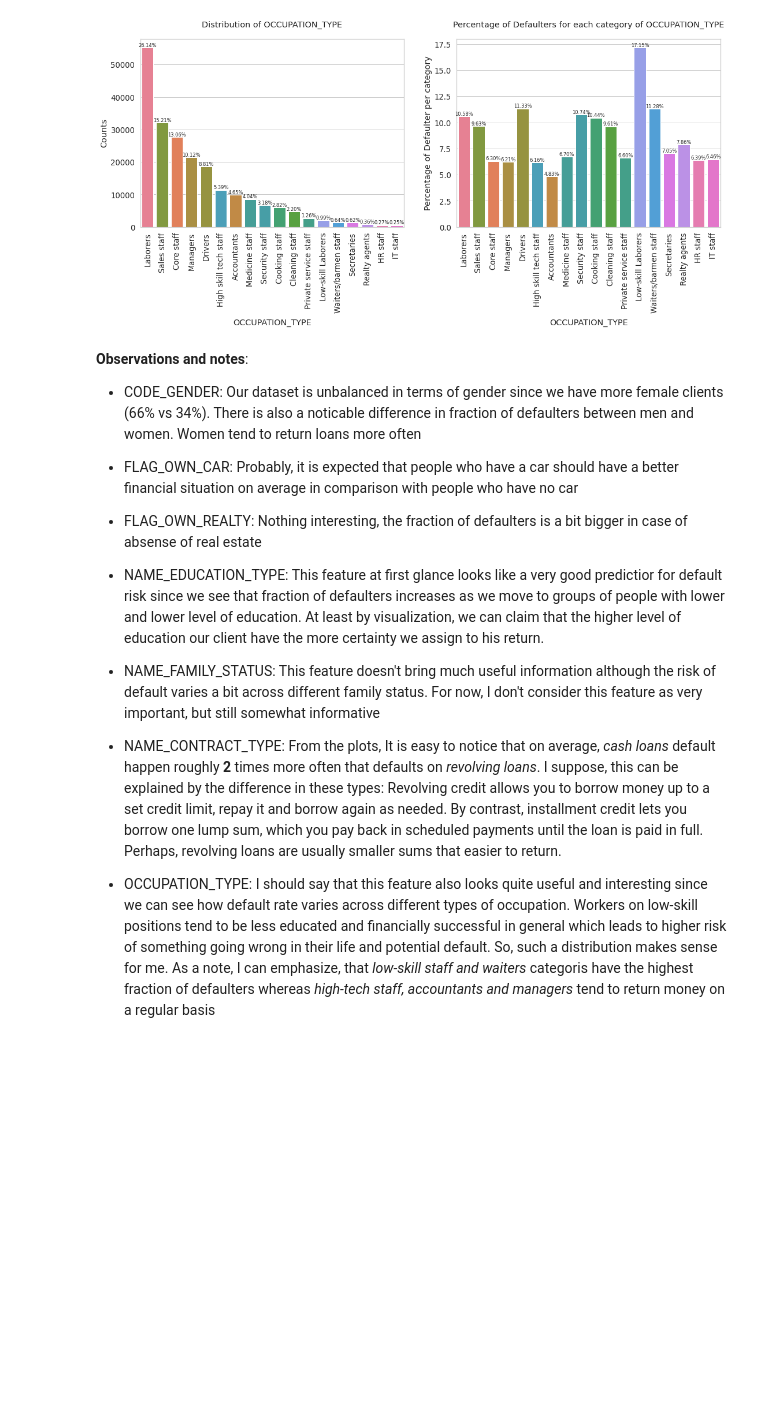
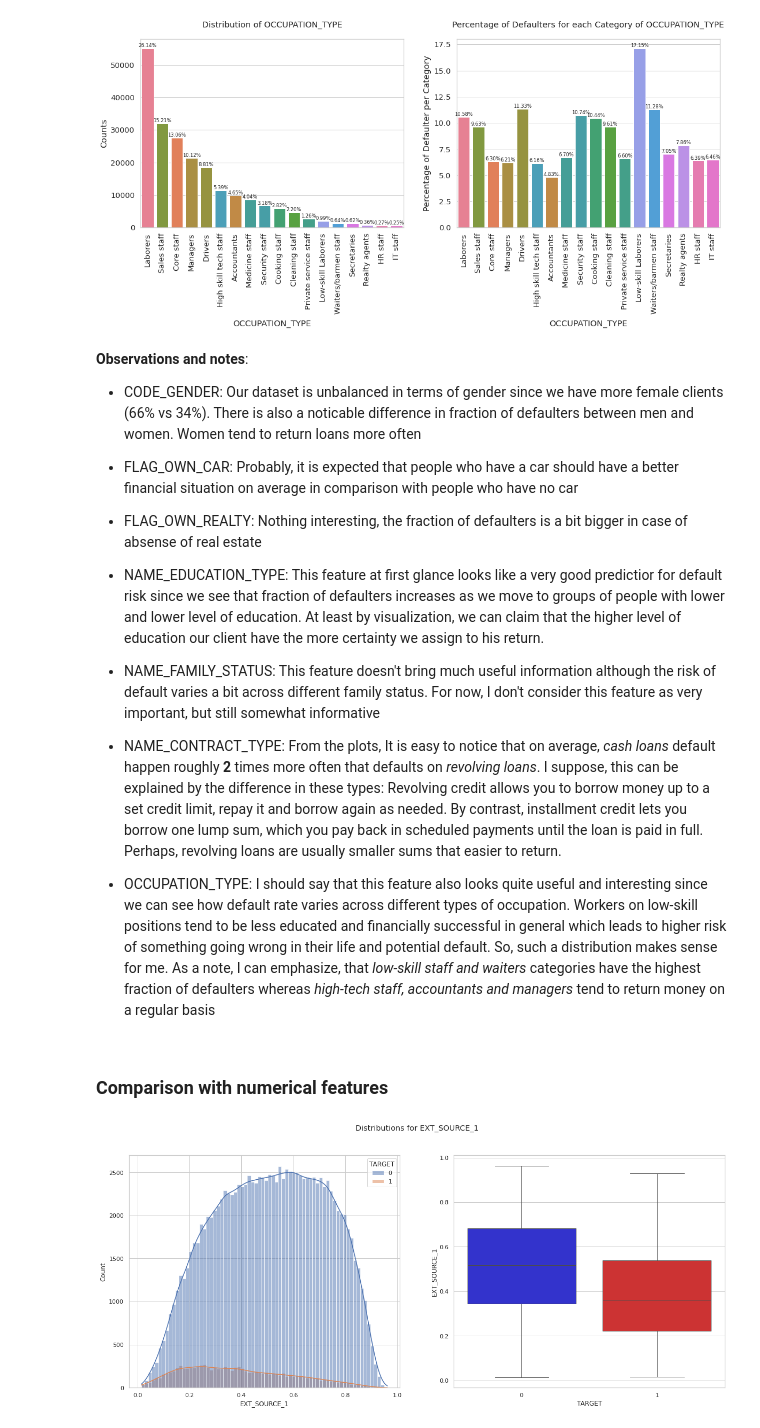
Before and after one commit to stanislavlia/msds_cred_scoring, a Jupyter notebook: EDA.ipynb, the cells around one changed output. Cells and saved outputs as stored; diff of their text form; code cells hidden in the pictures; blank space fills up the shorter version.

Commit message:
added more plots and comments

```diff
--- a/EDA.ipynb
+++ b/EDA.ipynb
@@ -593,4 +683,10 @@ Total Number of unique categories of OCCUPATION_TYPE = 19
 Revolving credit allows you to borrow money up to a set credit limit, repay it and borrow again as needed. By contrast, installment credit lets you borrow one lump sum, which you pay back in scheduled payments until the loan is paid in full.
 Perhaps, revolving loans are usually smaller sums that easier to return.
 
-- OCCUPATION_TYPE: I should say that this feature also looks quite useful and interesting since we can see how default rate varies across different types of occupation. Workers on low-skill positions tend to be less educated and financially successful in general which leads to higher risk of something going wrong in their life and potential default. So, such  a distribution makes sense for me. As a note, I can emphasize, that *low-skill staff and waiters* categoris have the highest fraction of defaulters whereas *high-tech staff, accountants and managers* tend to return money on a regular basis
+- OCCUPATION_TYPE: I should say that this feature also looks quite useful and interesting since we can see how default rate varies across different types of occupation. Workers on low-skill positions tend to be less educated and financially successful in general which leads to higher risk of something going wrong in their life and potential default. So, such  a distribution makes sense for me. As a note, I can emphasize, that *low-skill staff and waiters* categories have the highest fraction of defaulters whereas *high-tech staff, accountants and managers* tend to return money on a regular basis
+# %% [markdown]
+### Comparison with numerical features
+# %%
+plot_continuous_variables(application_train_df, "EXT_SOURCE_1", plots=["distplot", "box"], histogram=True)
+# %% [output]
+[figure, added]
```
Also changed, not shown: parts of 22 cells of this notebook.
